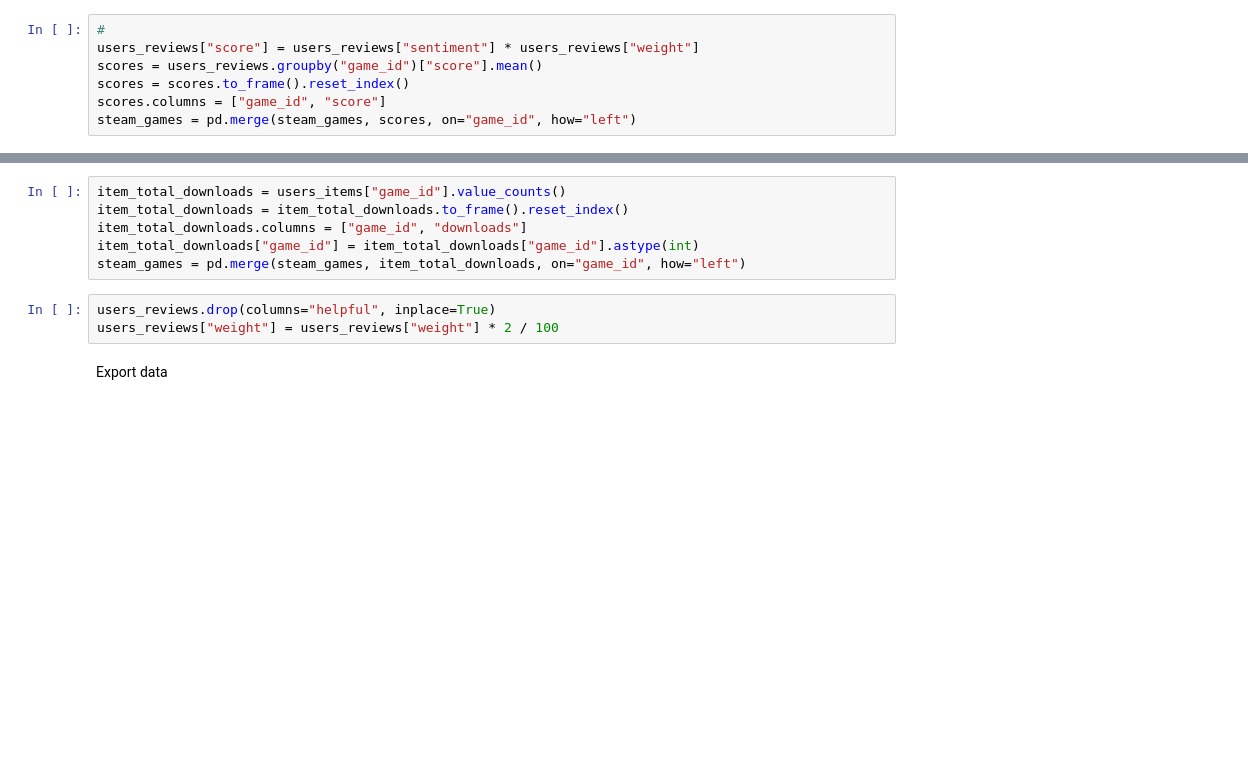
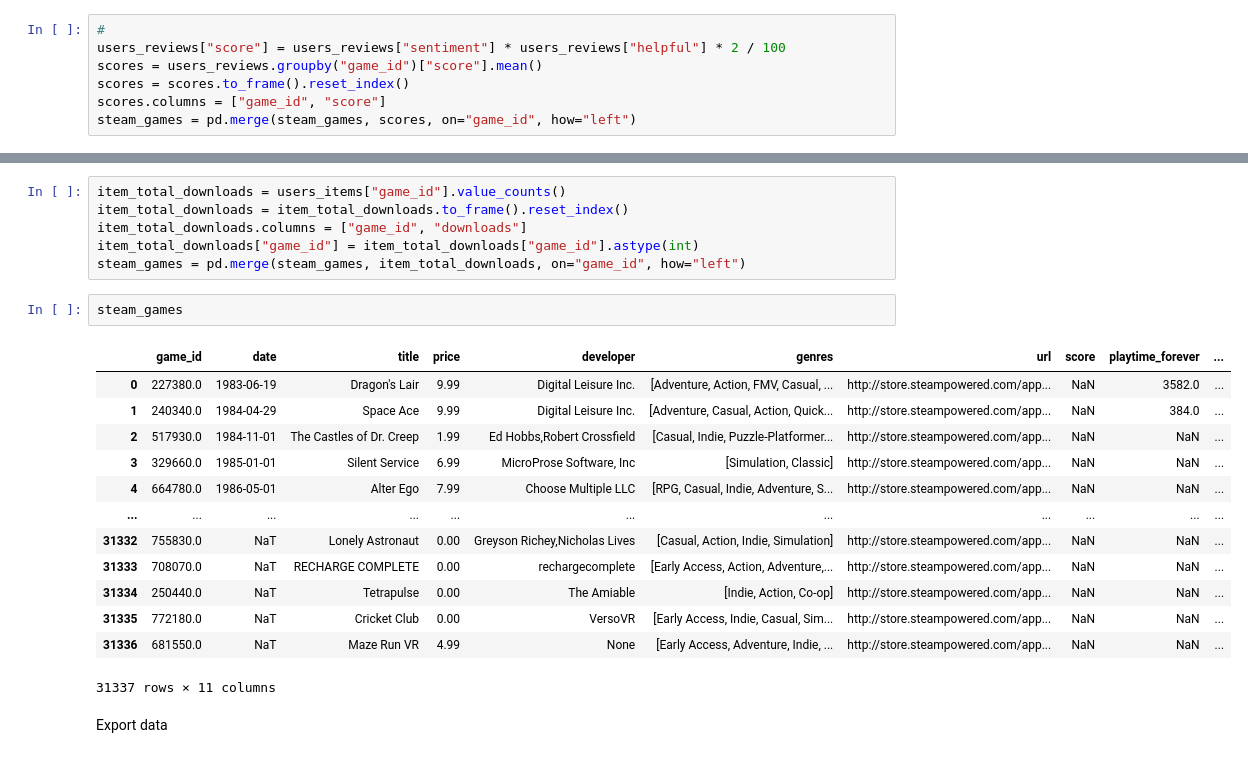
Before and after one commit to JullierJoaquin/game_rec_system, a Jupyter notebook: 01_ETL.ipynb, the cells around one changed output, grey strips where cells are left out. Cells and saved outputs as stored; diff of their text form; blank space fills up the shorter version.

```diff
--- a/01_ETL.ipynb
+++ b/01_ETL.ipynb
@@ -317,7 +319,7 @@ personalised_graphics.missing_values_heatmap(users_items, "unprocessed users_ite
 CREATION
 # %%
 #
-users_reviews["score"] = users_reviews["sentiment"] * users_reviews["weight"]
+users_reviews["score"] = users_reviews["sentiment"] * users_reviews["helpful"] * 2 / 100
 scores = users_reviews.groupby("game_id")["score"].mean()
 scores = scores.to_frame().reset_index()
 scores.columns = ["game_id", "score"]
@@ -338,9 +340,22 @@ item_total_downloads = item_total_downloads.to_frame().reset_index()
 item_total_downloads.columns = ["game_id", "downloads"]
 item_total_downloads["game_id"] = item_total_downloads["game_id"].astype(int)
 steam_games = pd.merge(steam_games, item_total_downloads, on="game_id", how="left")
-# %%
-users_reviews.drop(columns="helpful", inplace=True)
-users_reviews["weight"] = users_reviews["weight"] * 2 / 100
+# %%
+steam_games
+# %% [output]
+|  | game_id | date | title | price | developer | genres | url | score | playtime_forever | ... |
+| 0 | 227380.0 | 1983-06-19 | Dragon's Lair | 9.99 | Digital Leisure Inc. | [Adventure, Action, FMV, Casual, ... | http://store.steampowered.com/app... | NaN | 3582.0 | ... |
+| 1 | 240340.0 | 1984-04-29 | Space Ace | 9.99 | Digital Leisure Inc. | [Adventure, Casual, Action, Quick... | http://store.steampowered.com/app... | NaN | 384.0 | ... |
+| 2 | 517930.0 | 1984-11-01 | The Castles of Dr. Creep | 1.99 | Ed Hobbs,Robert Crossfield | [Casual, Indie, Puzzle-Platformer... | http://store.steampowered.com/app... | NaN | NaN | ... |
+| 3 | 329660.0 | 1985-01-01 | Silent Service | 6.99 | MicroProse Software, Inc | [Simulation, Classic] | http://store.steampowered.com/app... | NaN | NaN | ... |
+| 4 | 664780.0 | 1986-05-01 | Alter Ego | 7.99 | Choose Multiple LLC | [RPG, Casual, Indie, Adventure, S... | http://store.steampowered.com/app... | NaN | NaN | ... |
+| ... | ... | ... | ... | ... | ... | ... | ... | ... | ... | ... |
+| 31332 | 755830.0 | NaT | Lonely Astronaut | 0.00 | Greyson Richey,Nicholas Lives | [Casual, Action, Indie, Simulation] | http://store.steampowered.com/app... | NaN | NaN | ... |
+| 31333 | 708070.0 | NaT | RECHARGE COMPLETE | 0.00 | rechargecomplete | [Early Access, Action, Adventure,... | http://store.steampowered.com/app... | NaN | NaN | ... |
+| 31334 | 250440.0 | NaT | Tetrapulse | 0.00 | The Amiable | [Indie, Action, Co-op] | http://store.steampowered.com/app... | NaN | NaN | ... |
+| 31335 | 772180.0 | NaT | Cricket Club | 0.00 | VersoVR | [Early Access, Indie, Casual, Sim... | http://store.steampowered.com/app... | NaN | NaN | ... |
+| 31336 | 681550.0 | NaT | Maze Run VR | 4.99 | None | [Early Access, Adventure, Indie, ... | http://store.steampowered.com/app... | NaN | NaN | ... |
+31337 rows × 11 columns
 # %% [markdown]
 Export data
 # %%
```
Also changed, not shown: parts of 1 cell of this notebook, 11 other files.
